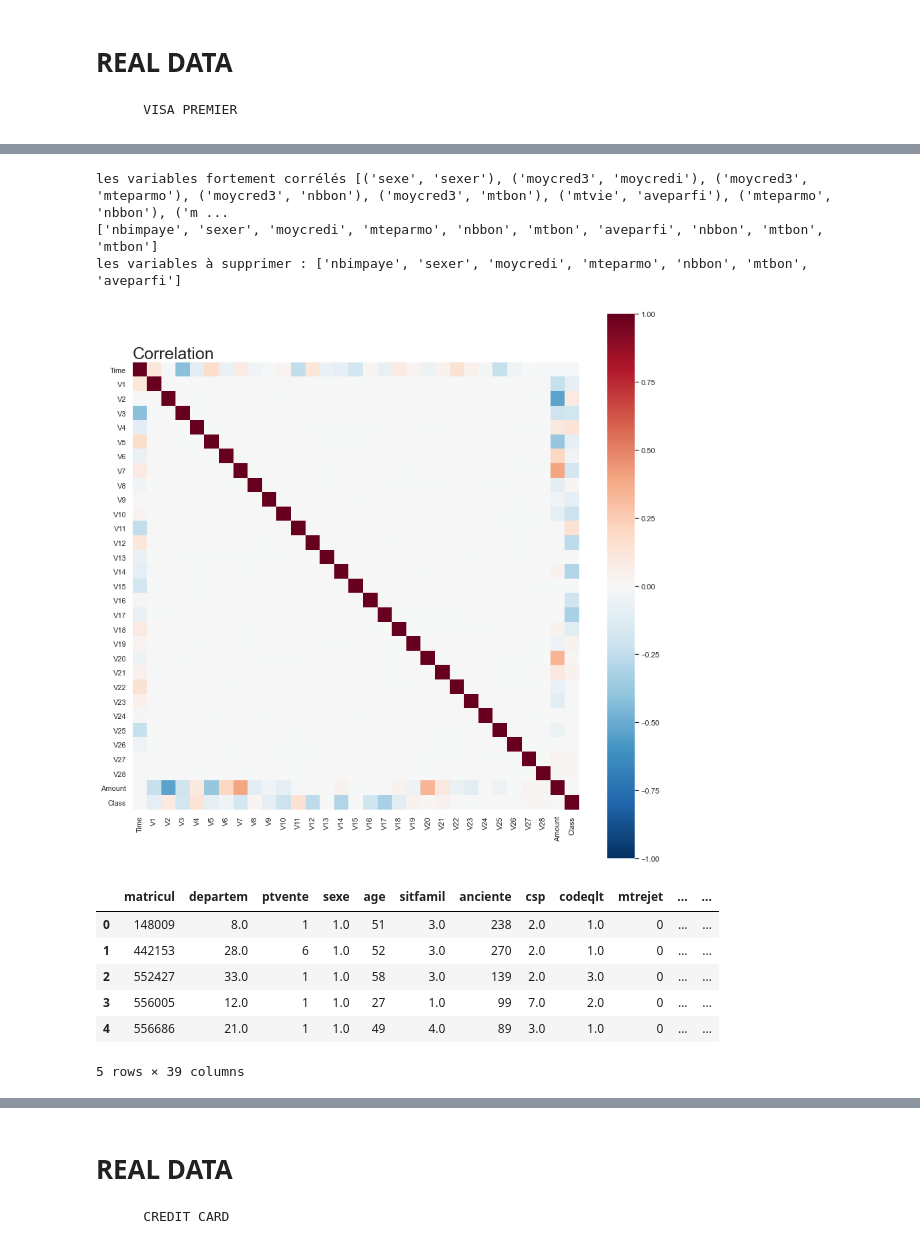
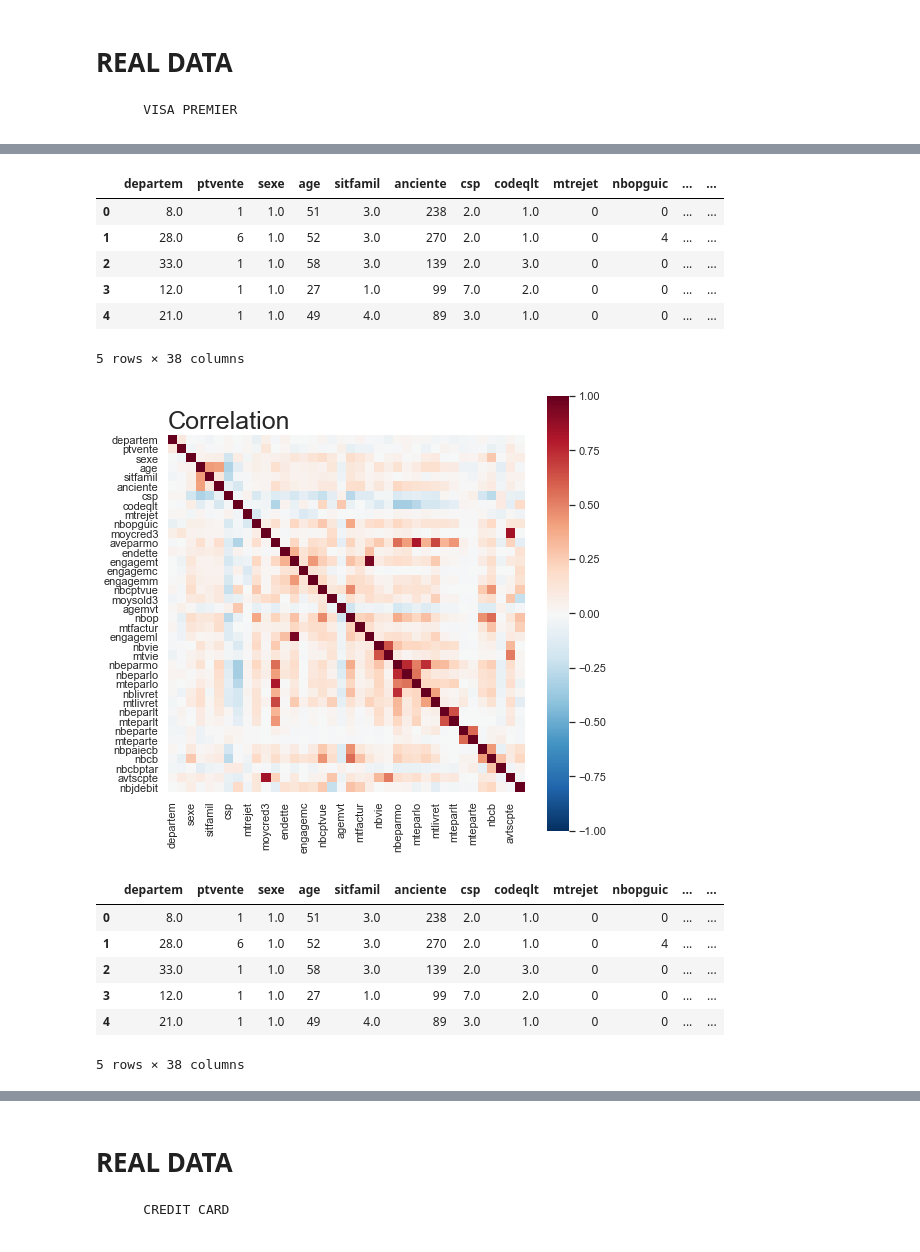
Before and after one commit to Gharbimohamed/Projet_data_science, a Jupyter notebook: Projetdata.ipynb, the cells around one changed output, grey strips where cells are left out. Cells and saved outputs as stored; diff of their text form; code cells hidden in the pictures.

```diff
--- a/Projetdata.ipynb
+++ b/Projetdata.ipynb
@@ -338,9 +573,5 @@ from sklearn import decomposition
 # %%
-enc = OrdinalEncoder()
-df_visa_tr = df_visa.copy()
-print(df_visa_tr)
 #on remplace les valeurs categorielles en leur codage numerique
 df_visa_tr[str_var]=enc.fit_transform(df_visa[str_var])
+#recuperation de la variable à expliquer
 Y = df_visa_tr.cartevpr
-#suppression de la variable à expliquer (elle existe en double)
-df_visa_tr.drop(columns=['cartevp', 'cartevpr'], inplace=True)
@@ -365 +590,4 @@ df_visa_tr.drop(columns=['cartevp', 'cartevpr'], inplace=True)
+# %%
+#suppression de la variable à expliquer (elle existe en double)
+df_visa_tr.drop(columns=['cartevp', 'cartevpr','matricul'], inplace=True)
 # %%
@@ -369,24 +597,29 @@ corr = correlation(df_visa_tr,15,15)
 # %%
 #recuperation de la variable à expliquer
 df = suppression(df_visa_tr)
+df.head()
 # %% [output]
+|  | departem | ptvente | sexe | age | sitfamil | anciente | csp | codeqlt | mtrejet | nbopguic | ... | ... |
+| 0 | 8.0 | 1 | 1.0 | 51 | 3.0 | 238 | 2.0 | 1.0 | 0 | 0 | ... | ... |
+| 1 | 28.0 | 6 | 1.0 | 52 | 3.0 | 270 | 2.0 | 1.0 | 0 | 4 | ... | ... |
+| 2 | 33.0 | 1 | 1.0 | 58 | 3.0 | 139 | 2.0 | 3.0 | 0 | 0 | ... | ... |
+| 3 | 12.0 | 1 | 1.0 | 27 | 1.0 | 99 | 7.0 | 2.0 | 0 | 0 | ... | ... |
+| 4 | 21.0 | 1 | 1.0 | 49 | 4.0 | 89 | 3.0 | 1.0 | 0 | 0 | ... | ... |
-les variables fortement corrélés [('sexe', 'sexer'), ('moycred3', 'moycredi'), ('moycred3', 'mteparmo'), ('moycred3', 'nbbon'), ('moycred3', 'mtbon'), ('mtvie', 'aveparfi'), ('mteparmo', 'nbbon'), ('m ...
-['nbimpaye', 'sexer', 'moycredi', 'mteparmo', 'nbbon', 'mtbon', 'aveparfi', 'nbbon', 'mtbon', 'mtbon']
-les variables à supprimer : ['nbimpaye', 'sexer', 'moycredi', 'mteparmo', 'nbbon', 'mtbon', 'aveparfi']
+5 rows × 38 columns
 # %%
-corr = correlation(df,15,15)
+corr = correlation(df,8,8)
 # %% [output]
-[figure, old version]
+[figure, new version]
 # %%
 df.head()
 # %% [output]
-|  | matricul | departem | ptvente | sexe | age | sitfamil | anciente | csp | codeqlt | mtrejet | ... | ... |
-| 0 | 148009 | 8.0 | 1 | 1.0 | 51 | 3.0 | 238 | 2.0 | 1.0 | 0 | ... | ... |
-| 1 | 442153 | 28.0 | 6 | 1.0 | 52 | 3.0 | 270 | 2.0 | 1.0 | 0 | ... | ... |
-| 2 | 552427 | 33.0 | 1 | 1.0 | 58 | 3.0 | 139 | 2.0 | 3.0 | 0 | ... | ... |
-| 3 | 556005 | 12.0 | 1 | 1.0 | 27 | 1.0 | 99 | 7.0 | 2.0 | 0 | ... | ... |
-| 4 | 556686 | 21.0 | 1 | 1.0 | 49 | 4.0 | 89 | 3.0 | 1.0 | 0 | ... | ... |
+|  | departem | ptvente | sexe | age | sitfamil | anciente | csp | codeqlt | mtrejet | nbopguic | ... | ... |
+| 0 | 8.0 | 1 | 1.0 | 51 | 3.0 | 238 | 2.0 | 1.0 | 0 | 0 | ... | ... |
+| 1 | 28.0 | 6 | 1.0 | 52 | 3.0 | 270 | 2.0 | 1.0 | 0 | 4 | ... | ... |
+| 2 | 33.0 | 1 | 1.0 | 58 | 3.0 | 139 | 2.0 | 3.0 | 0 | 0 | ... | ... |
+| 3 | 12.0 | 1 | 1.0 | 27 | 1.0 | 99 | 7.0 | 2.0 | 0 | 0 | ... | ... |
+| 4 | 21.0 | 1 | 1.0 | 49 | 4.0 | 89 | 3.0 | 1.0 | 0 | 0 | ... | ... |
-5 rows × 39 columns
+5 rows × 38 columns
 # %%
 X_scaled = pd.DataFrame(preprocessing.StandardScaler().fit_transform(df))
 # %%
```
Also changed, not shown: parts of 69 cells of this notebook, 2 other files.
